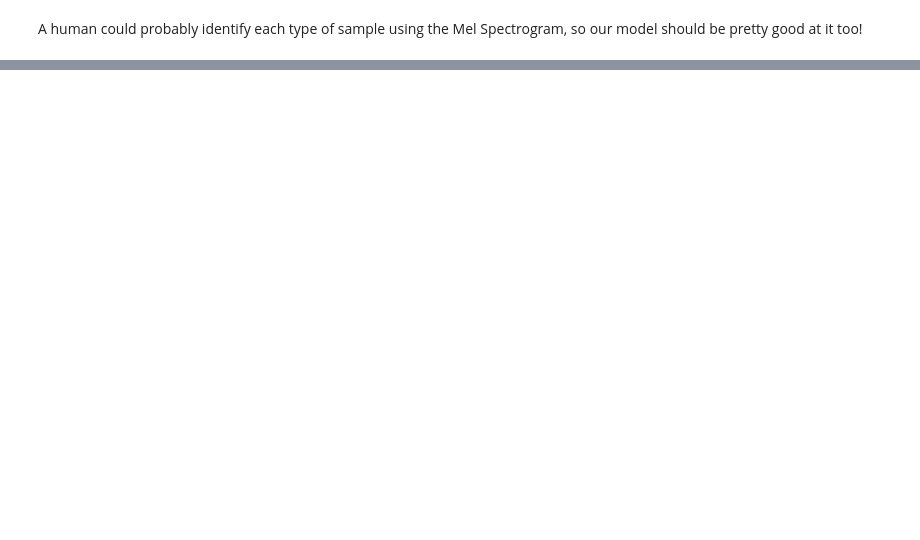
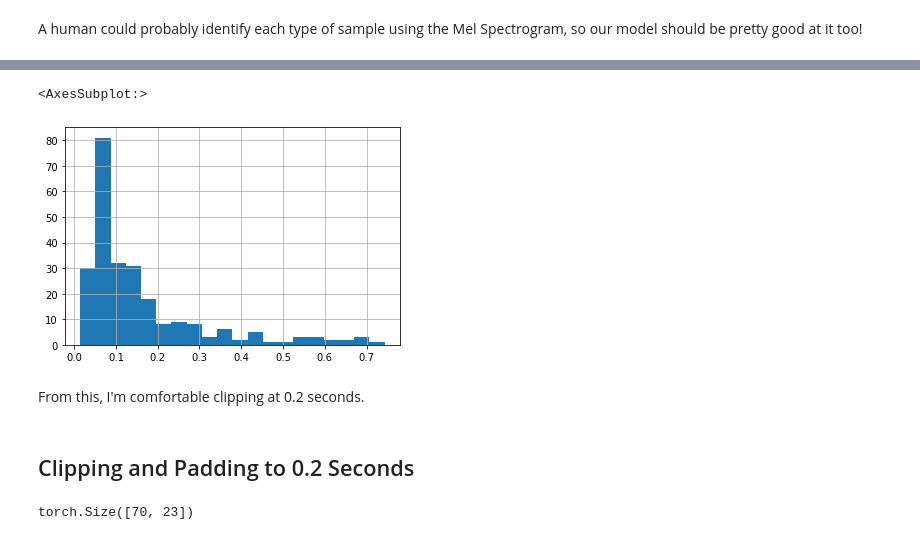
Before and after one commit to jrobchin/beat2d, a Jupyter notebook: notebooks/trainingv2.ipynb, the cells around one changed output, grey strips where cells are left out. Drawn from its saved outputs; the diff is of its cells as text; code cells hidden in the pictures; blank space fills up the shorter version.

```diff
--- a/notebooks/trainingv2.ipynb
+++ b/notebooks/trainingv2.ipynb
@@ -195,0 +258,4 @@ For this model, I'm going to use a base model of VGG16. Although in technology y
+# %%
+trimmed_lengths = dataset.oneshot.apply(lambda o: (
+    librosa.get_duration(librosa.effects.trim(librosa.util.normalize(librosa.core.load(o, sr=settings.SAMPLE_RATE)[0]), frame_length=256, hop_length=64, top_db=20)[0], settings.SAMPLE_RATE)
+))
@@ -195,0 +274,9 @@ For this model, I'm going to use a base model of VGG16. Although in technology y
+# %%
+trimmed_lengths.hist(bins=20)
+# %% [output]
+<AxesSubplot:>
+[figure, added]
+# %% [markdown]
+From this, I'm comfortable clipping at 0.2 seconds.
+# %% [markdown]
+## Clipping and Padding to 0.2 Seconds
@@ -195,0 +290,4 @@ For this model, I'm going to use a base model of VGG16. Although in technology y
+# %%
+compute_features(s_dest).shape
+# %% [output]
+torch.Size([70, 23])
```
Also changed, not shown: parts of 92 cells of this notebook, 9 other files.
